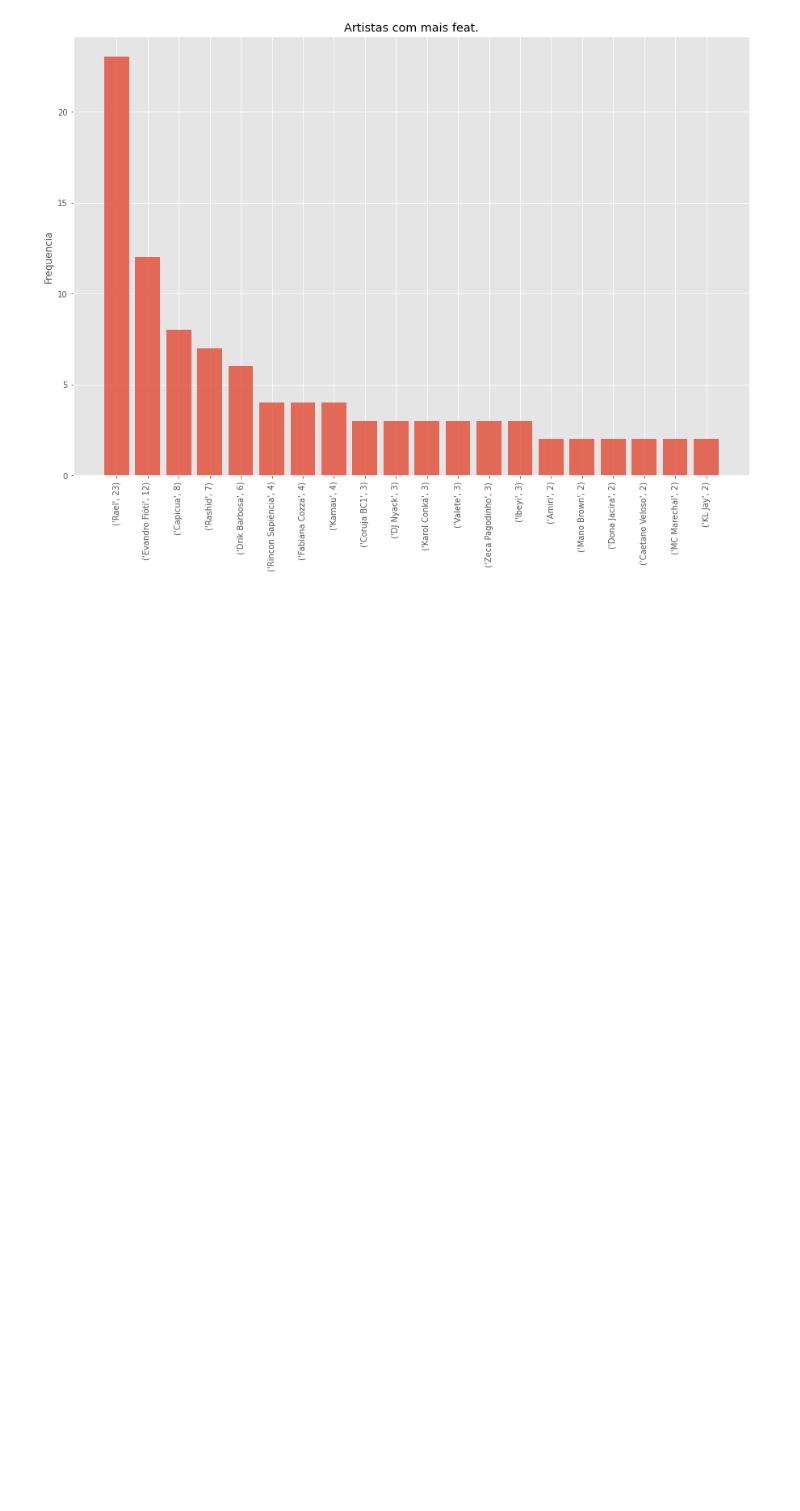
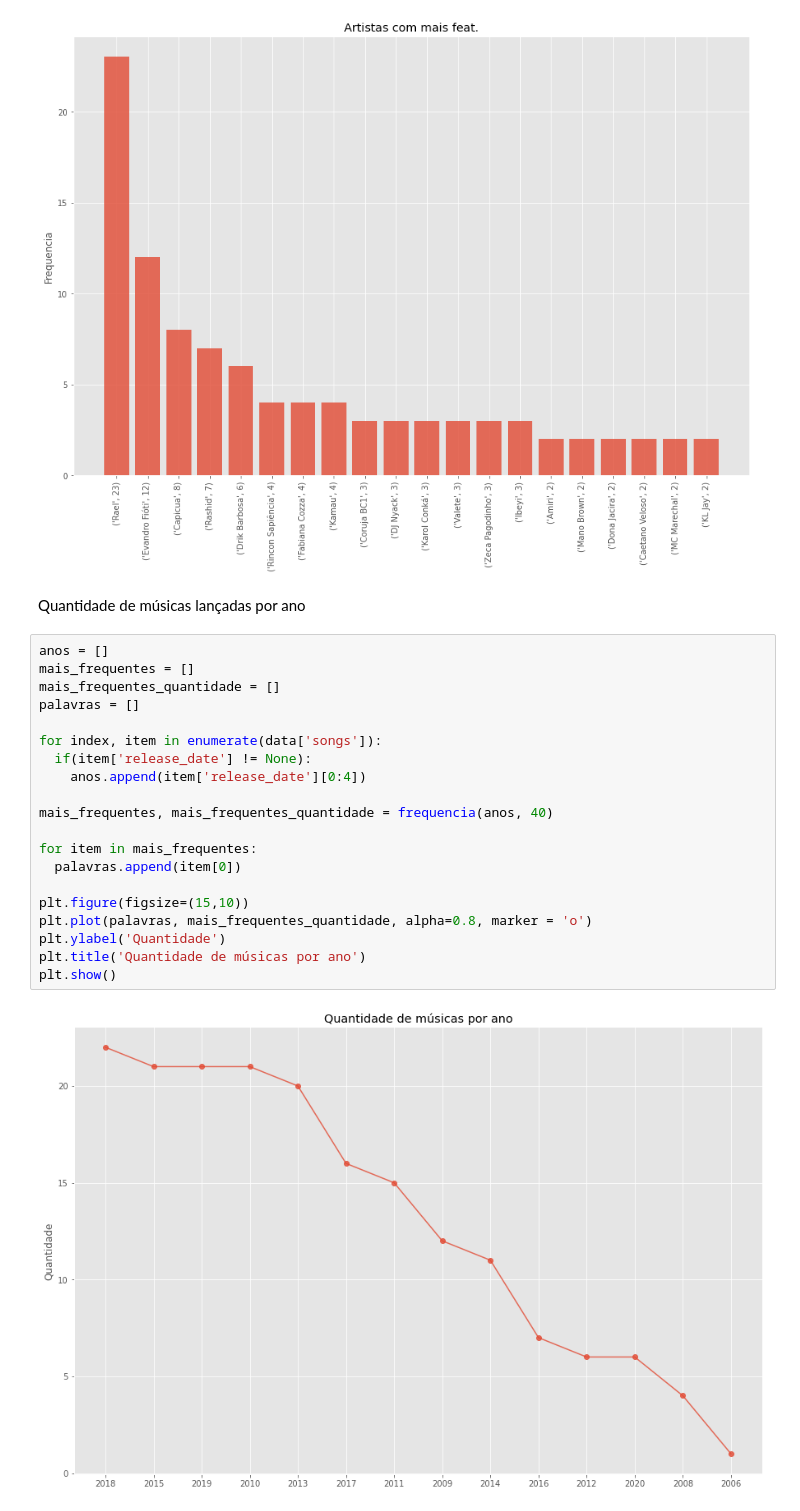
Before and after one commit to joaovvrodrigues/data-analysis, a Jupyter notebook: emicida_analise_de_dados.ipynb, the cells around one changed output. Saved outputs shown, nothing was run; the diff lists cells and outputs as text; blank space fills up the shorter version.

Commit message:
Adição de músicas por ano

```diff
--- a/emicida_analise_de_dados.ipynb
+++ b/emicida_analise_de_dados.ipynb
@@ -162,3 +162,27 @@ mais_frequentes, mais_frequentes_quantidade = frequencia(artistas, 20)
 grafico_freq(mais_frequentes, mais_frequentes_quantidade, 'Frequencia', 'Artistas com mais feat.')
 # %% [output]
 [figure]
+# %% [markdown]
+Quantidade de músicas lançadas por ano
+# %%
+anos = []
+mais_frequentes = []
+mais_frequentes_quantidade = []
+palavras = []
+
+for index, item in enumerate(data['songs']):
+  if(item['release_date'] != None):
+    anos.append(item['release_date'][0:4])
+
+mais_frequentes, mais_frequentes_quantidade = frequencia(anos, 40)
+
+for item in mais_frequentes:
+  palavras.append(item[0])
+
+plt.figure(figsize=(15,10))
+plt.plot(palavras, mais_frequentes_quantidade, alpha=0.8, marker = 'o')
+plt.ylabel('Quantidade')
+plt.title('Quantidade de músicas por ano')
+plt.show()
+# %% [output]
+[figure, added]
```
